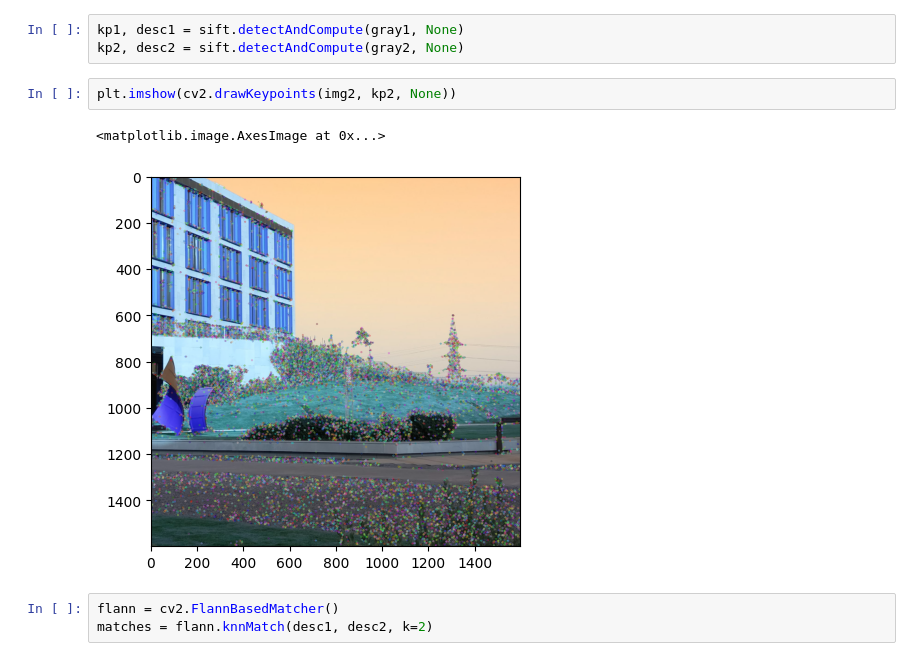
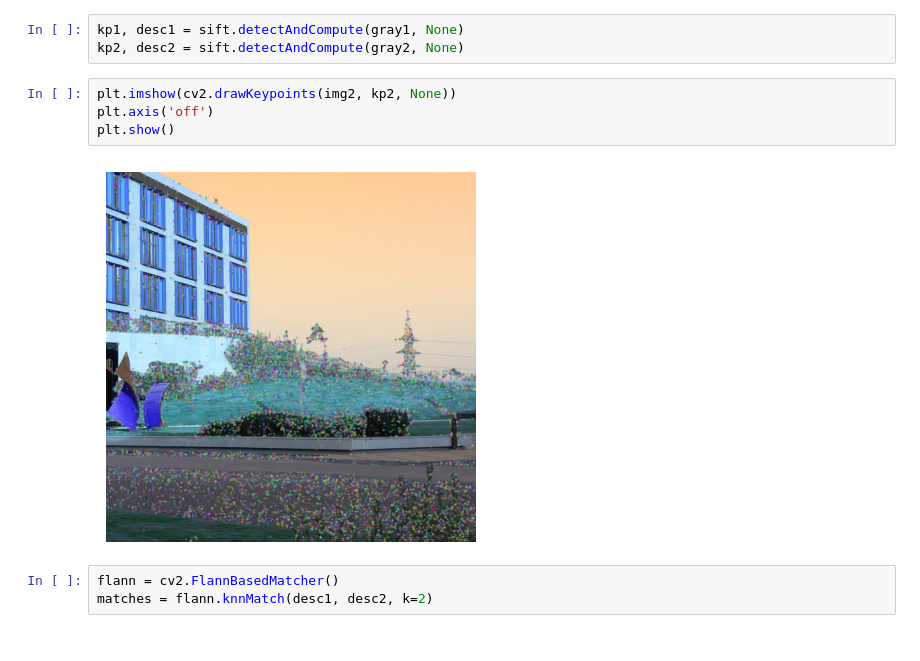
Before and after one commit to AndySama79/Neural-Network-Scratch, a Jupyter notebook: computer-vision/final/Q8.ipynb, the cells around one changed output. Cells and saved outputs as stored; diff of their text form.

```diff
--- a/computer-vision/final/Q8.ipynb
+++ b/computer-vision/final/Q8.ipynb
@@ -27,9 +27,10 @@ kp1, desc1 = sift.detectAndCompute(gray1, None)
 kp2, desc2 = sift.detectAndCompute(gray2, None)
 # %%
 plt.imshow(cv2.drawKeypoints(img2, kp2, None))
+plt.axis('off')
+plt.show()
 # %% [output]
-<matplotlib.image.AxesImage at 0x...>
-[figure, old version]
+[figure, new version]
 # %%
 flann = cv2.FlannBasedMatcher()
 matches = flann.knnMatch(desc1, desc2, k=2)
```
Also changed, not shown: parts of 2 cells of this notebook, 5 other files.
